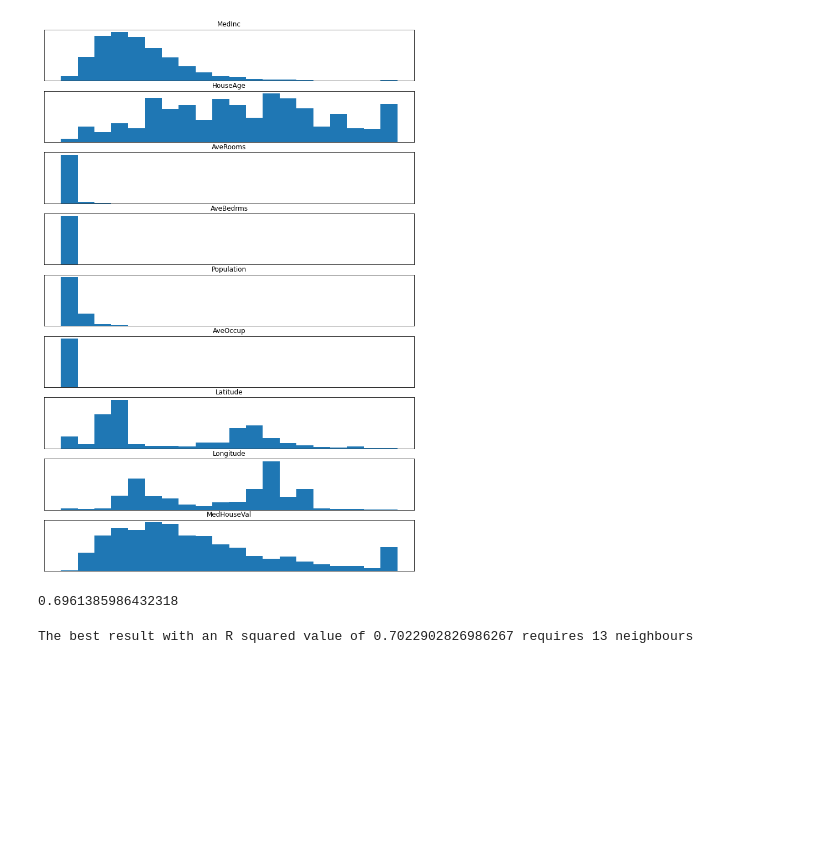
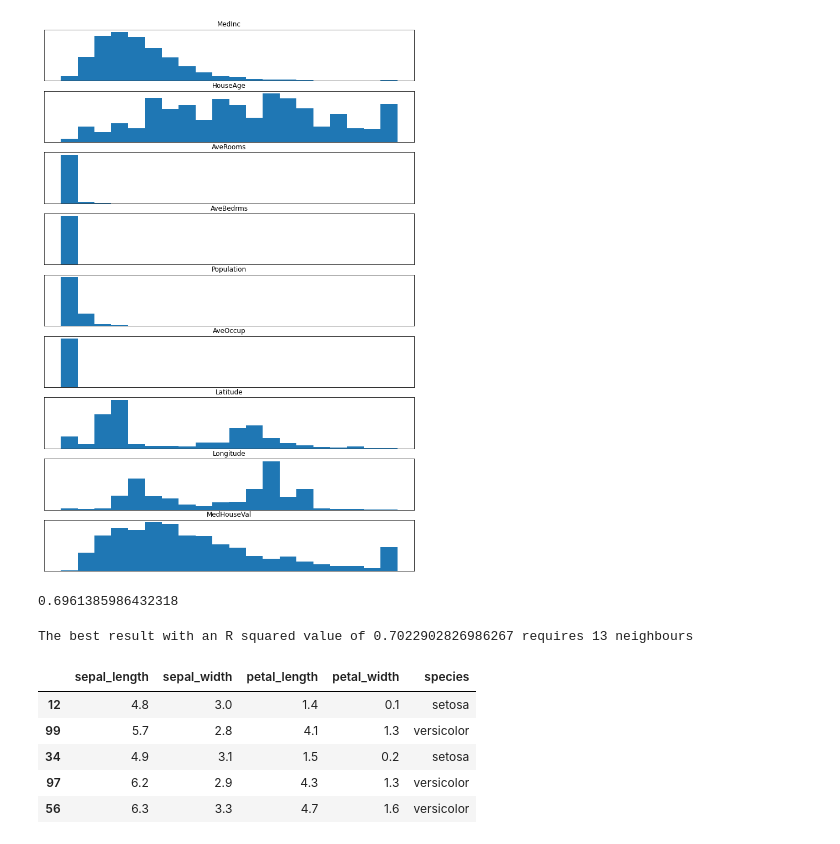
Before and after one commit to JordaanI/Supervised_learning, a Jupyter notebook: 1_K-Nearest_Neighbours/Main.ipynb, the cells around one changed output. Drawn from its saved outputs; the diff is of its cells as text; code cells hidden in the pictures; blank space fills up the shorter version.

```diff
--- a/1_K-Nearest_Neighbours/Main.ipynb
+++ b/1_K-Nearest_Neighbours/Main.ipynb
@@ -100,3 +102,16 @@ for neighbour in range(1,40):
 print(f'The best result with an R squared value of {best_score} requires {best_estimate} neighbours')
 # %% [output]
 The best result with an R squared value of 0.7022902826986267 requires 13 neighbours
+# %%
+#KNN classification
+
+iris = sns.load_dataset('iris')
+CI = iris.copy()
+CI.sample(5)
+# %% [output]
+|  | sepal_length | sepal_width | petal_length | petal_width | species |
+| 12 | 4.8 | 3.0 | 1.4 | 0.1 | setosa |
+| 99 | 5.7 | 2.8 | 4.1 | 1.3 | versicolor |
+| 34 | 4.9 | 3.1 | 1.5 | 0.2 | setosa |
+| 97 | 6.2 | 2.9 | 4.3 | 1.3 | versicolor |
+| 56 | 6.3 | 3.3 | 4.7 | 1.6 | versicolor |
```
Also changed, not shown: parts of 3 cells of this notebook.
